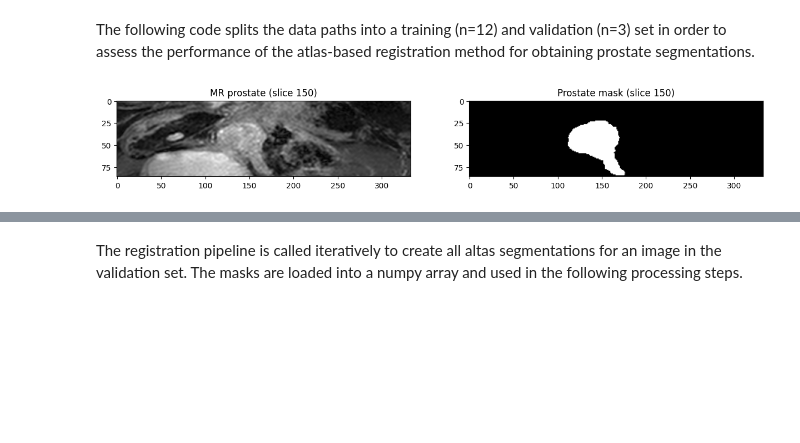
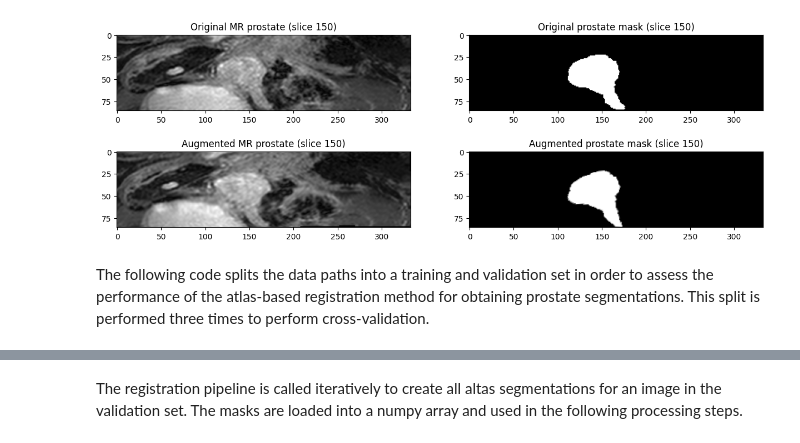
Before and after one commit to MartvStraten/8DM20-Capita-Selecta, a Jupyter notebook: ImageRegistration/altas_project.ipynb, the cells around one changed output, grey strips where cells are left out. Cells and saved outputs as stored; diff of their text form; code cells hidden in the pictures; blank space fills up the shorter version.

```diff
--- a/ImageRegistration/altas_project.ipynb
+++ b/ImageRegistration/altas_project.ipynb
@@ -24,3 +25,15 @@ if not os.path.exists(ELASTIX_PATH):
     raise IOError('Elastix cannot be found, please set the correct ELASTIX_PATH.')
 if not os.path.exists(TRANSFORMIX_PATH):
     raise IOError('Transformix cannot be found, please set the correct TRANSFORMIX_PATH.')
+# %%
+# Load example of patient data
+mr_example = iio.imread(MR_PATHS[0])
+mask_example = iio.imread(MASK_PATHS[0])
+
+# Plot example of patient data
+slice = 150
+fig, ax = plt.subplots(1, 2, figsize=(15, 5))
+ax[0].imshow(mr_example[:,:,slice], cmap="gray")
+ax[0].set_title(f"MR prostate (slice {slice})")
+ax[1].imshow(mask_example[:,:,slice], cmap="gray")
+ax[1].set_title(f"Prostate mask (slice {slice})");
@@ -27,19 +96,22 @@ if not os.path.exists(TRANSFORMIX_PATH):
+# %%
+# Load example of augmented patient data
+if use_augment_data:
+    aug_mr_example = iio.imread(AUG_MR_PATHS[0])
+    aug_mask_example = iio.imread(AUG_MASK_PATHS[0])
+
+    # Plot example of augmented patient data
+    slice = 150
+    fig, ax = plt.subplots(2, 2, figsize=(15, 5))
+    ax = ax.flatten()
+    ax[0].imshow(mr_example[:,:,slice], cmap="gray")
+    ax[0].set_title(f"Original MR prostate (slice {slice})")
+    ax[1].imshow(mask_example[:,:,slice], cmap="gray")
+    ax[1].set_title(f"Original prostate mask (slice {slice})");
+    ax[2].imshow(aug_mr_example[:,:,slice], cmap="gray")
+    ax[2].set_title(f"Augmented MR prostate (slice {slice})")
+    ax[3].imshow(aug_mask_example[:,:,slice], cmap="gray")
+    ax[3].set_title(f"Augmented prostate mask (slice {slice})");
+# %% [output]
+[figure, added]
 # %% [markdown]
-The following code splits the data paths into a training (n=12) and validation (n=3) set in order to assess the performance of the atlas-based registration method for obtaining prostate segmentations.
+The following code splits the data paths into a training and validation set in order to assess the performance of the atlas-based registration method for obtaining prostate segmentations. This split is performed three times to perform cross-validation.
-# %%
-# Train test split
-mr_train_paths, mr_test_paths, mask_train_paths, mask_test_paths = train_test_split(MR_PATHS, MASK_PATHS, test_size=0.2, shuffle=False)
-
-# Load example of patient data
-mr_example = iio.imread(mr_train_paths[0])
-mask_example = iio.imread(mask_train_paths[0])
-
-# Plot example of patient data
-slice = 150
-fig, ax = plt.subplots(1, 2, figsize=(15, 5))
-ax[0].imshow(mr_example[:,:,slice], cmap="gray")
-ax[0].set_title(f"MR prostate (slice {slice})")
-ax[1].imshow(mask_example[:,:,slice], cmap="gray")
-ax[1].set_title(f"Prostate mask (slice {slice})");
-# %% [output]
-[figure, removed]
```
Also changed, not shown: parts of 24 cells of this notebook, 16 other files.
